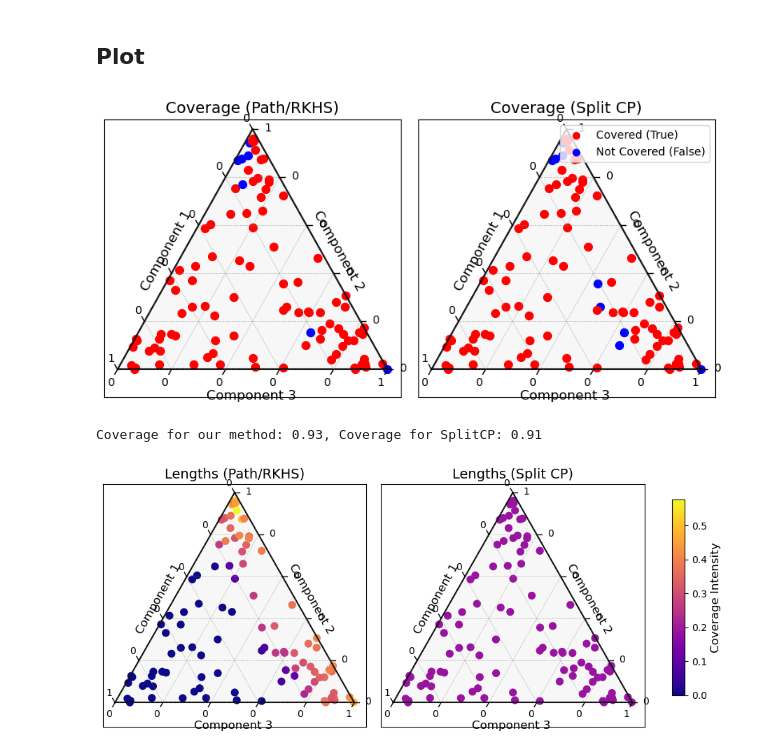
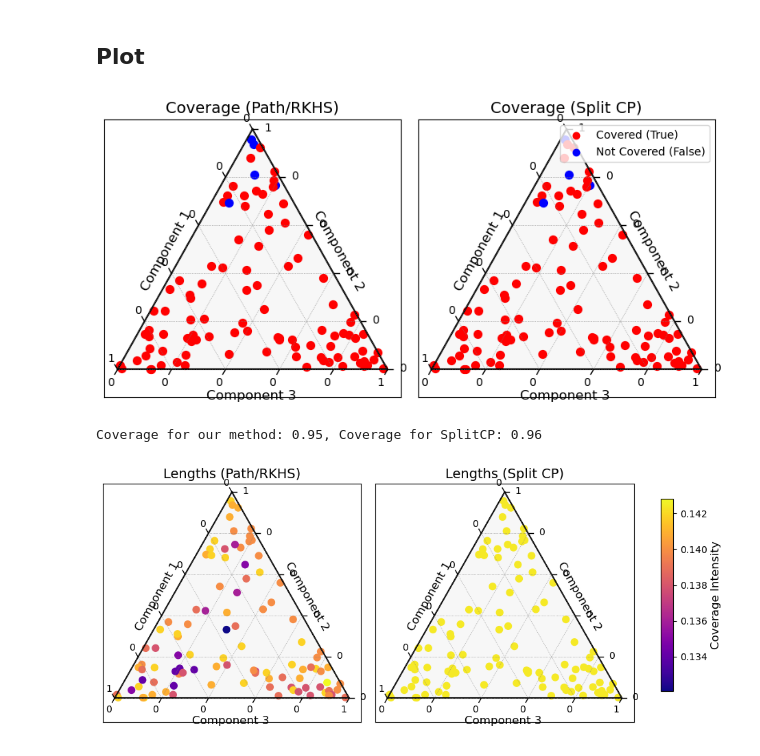
Before and after one commit to yeojin-jung/mixture-conformal, a Jupyter notebook: Experiment1_truePi.ipynb, the cells around one changed output. Cells and saved outputs as stored; diff of their text form; code cells hidden in the pictures.

```diff
--- a/Experiment1_truePi.ipynb
+++ b/Experiment1_truePi.ipynb
@@ -53,38 +42,31 @@ phiFn = lambda x : x[:, :K-1]
 # %% [markdown]
 ### A. Calculate coverage
 # %%
-# other parameters
-threshold = 1-alpha
-max_steps = 200
-eps1 = 1e-04
-eps2 = 1e-06
-
+# QKM
 covers = []
 lambdas = []
 thetas = []
 
 i = 0
-for x_val, y_val in zip(X_test_clr, scoresTest):
+for x_val, y_val in zip(Xtest, scoresTest):
     x_val = x_val.reshape(1,-1)
-    X = np.vstack([X_calib_clr, x_val])
+    X = np.vstack([Xcalib, x_val])
     y = np.append(scoresCalib, y_val)
     PhiX = np.vstack([phiCalib, phiTest[i].reshape(1,-1)])
     res = qKM(X, y.ravel(), 1-alpha, PhiX, max_steps, gamma, eps1, eps2)
     opt = np.argmin(res['Csic'])
     lambd_opt = res['lambda'][opt]
     lambdas.append(lambd_opt)
-    theta_est = res['theta'][opt]
-    #_, _, theta_est = fixed_lambda_qrKer(X, y, tau=0.9, PhiX=PhiX, lambda_val=lambd_opt)
-    thetas.append(theta_est[-1])
-    covers.append(theta_est[-1] < threshold)
+    f = res['fit'][opt][-1]
+    covers.append(y_val <= f)
     i+=1
 # %% [markdown]
 ### B. Calculate prediction set size
 # %%
 cutoffs_qkm = []
 i = 0
-for x_val, y_val in zip(X_test_clr, phiTest):
-    Smin, Smax, lambdas = qKMPredict(X_calib_clr, scoresCalib, threshold,
+for x_val, y_val in zip(Xtest, phiTest):
+    Smin, Smax, lambdas = qKMPredict(Xcalib, scoresCalib, threshold,
                             phiCalib, x_val, y_val,
                             max_steps,
                             min(scoresCalib), # initial binary search space (lower)
@@ -100,34 +82,38 @@ covers_scp = scoresTest <= cutoff_scp
 cutoff_scp = [cutoff_scp[0]]*100
 # %% [markdown]
 ## Plot
+# %%
+test_idx = sim_data['test_idx']
+W = sim_data['W']
+Wtest = W[test_idx]
 # %%
 import matplotlib.colors as mcolors
 import matplotlib.cm as cm
 
-data_points = [tuple(row) for row in X_test[:,:K]]
+data_points = [tuple(row) for row in Wtest[:,:K]]
 fig, axs = plt.subplots(1, 2, figsize=(8, 4))
 plot_ternary(data_points, covers, "Coverage (Path/RKHS)", axs[0])
 plot_ternary(data_points, covers_scp, "Coverage (Split CP)", axs[1])
 plt.scatter([], [], color='red', label="Covered (True)")
 plt.scatter([], [], color='blue', label="Not Covered (False)")
 plt.legend(loc="upper right")
 plt.tight_layout()
 plt.show()
 print(f"Coverage for our method: {np.mean(covers)}, Coverage for SplitCP: {np.mean(covers_scp)}")
 
 cmap = cm.plasma
-vmin = 0
+vmin = np.min(cutoffs_qkm)
 vmax = np.max(cutoffs_qkm)
 norm = mcolors.Normalize(vmin=vmin, vmax=vmax)
 fig, axs = plt.subplots(1, 2, figsize=(9, 4))
 scatter1 = plot_ternary_size(data_points, cutoffs_qkm, "Lengths (Path/RKHS)", axs[0], vmin, vmax)
 scatter2 = plot_ternary_size(data_points, cutoff_scp, "Lengths (Split CP)", axs[1], vmin, vmax)
 cbar_ax = fig.add_axes([0.92, 0.15, 0.02, 0.7])
 cbar = plt.colorbar(cm.ScalarMappable(norm=norm, cmap=cmap), cax=cbar_ax)
 cbar.set_label("Coverage Intensity", fontsize=12)
 plt.tight_layout(rect=[0, 0, 0.9, 1])
 plt.show()
 # %% [output]
-[figure, old version]
+[figure, new version]
-Coverage for our method: 0.93, Coverage for SplitCP: 0.91
+Coverage for our method: 0.95, Coverage for SplitCP: 0.96
-[figure, old version]
+[figure, new version]
```
Also changed, not shown: parts of 2 cells of this notebook, 3 other files.
